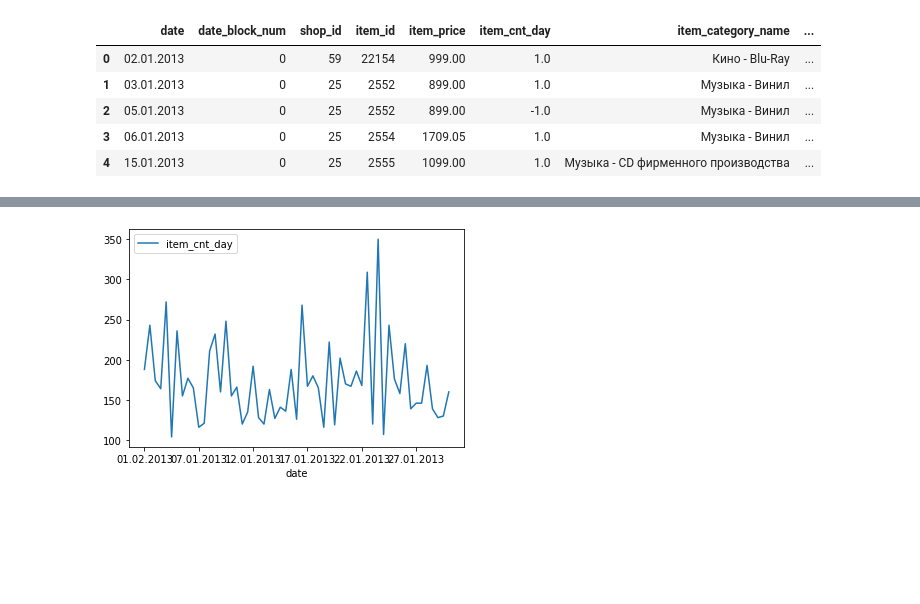
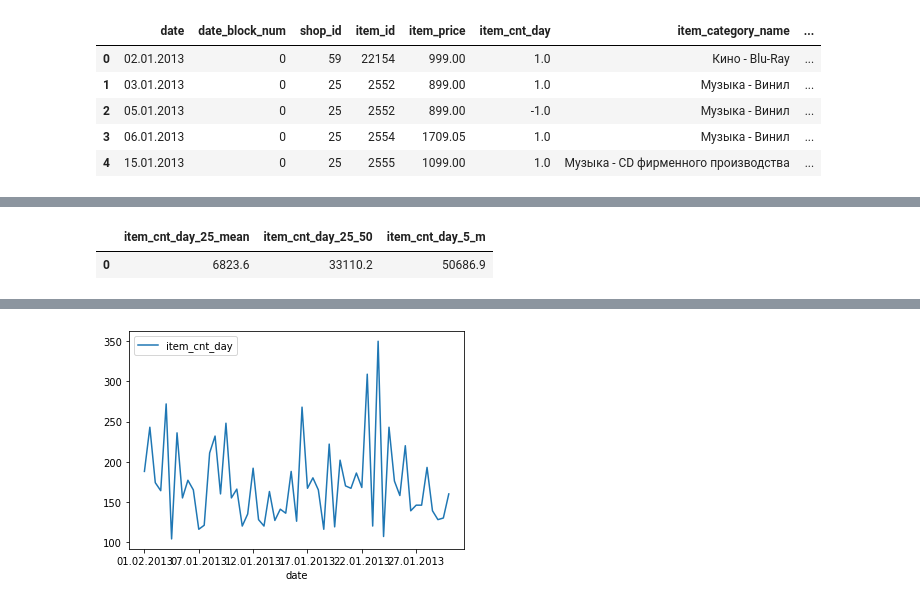
Before and after one commit to GaworO/Sales, a Jupyter notebook: Sales.ipynb, the cells around one changed output, grey strips where cells are left out. Drawn from its saved outputs; the diff is of its cells as text; code cells hidden in the pictures; blank space fills up the shorter version.

```diff
--- a/Sales.ipynb
+++ b/Sales.ipynb
@@ -97,0 +110,11 @@ sales_products.loc[lambda x: x['item_cnt_day'] > 42037].plot.bar(title="50% > ")
+# %%
+#all of the groups joined
+df_groups = pd.merge(pd.merge(df_25.reset_index(), df_25_50.reset_index(), left_index=True, right_index=True),df_50_m.reset_index(), left_index=True, right_index=True)
+avg_df = pd.DataFrame({"item_cnt_day_25_mean" : [df_groups["item_cnt_day_25"].mean()],
+                       "item_cnt_day_25_50" : [df_groups["item_cnt_day_25_50"].mean()],
+                       "item_cnt_day_5_m": [round(df_groups["item_cnt_day_5_m"].mean(), 1)]})
+#average products  in a group
+avg_df
+# %% [output]
+|  | item_cnt_day_25_mean | item_cnt_day_25_50 | item_cnt_day_5_m |
+| 0 | 6823.6 | 33110.2 | 50686.9 |
```
Also changed, not shown: parts of 8 cells of this notebook.
